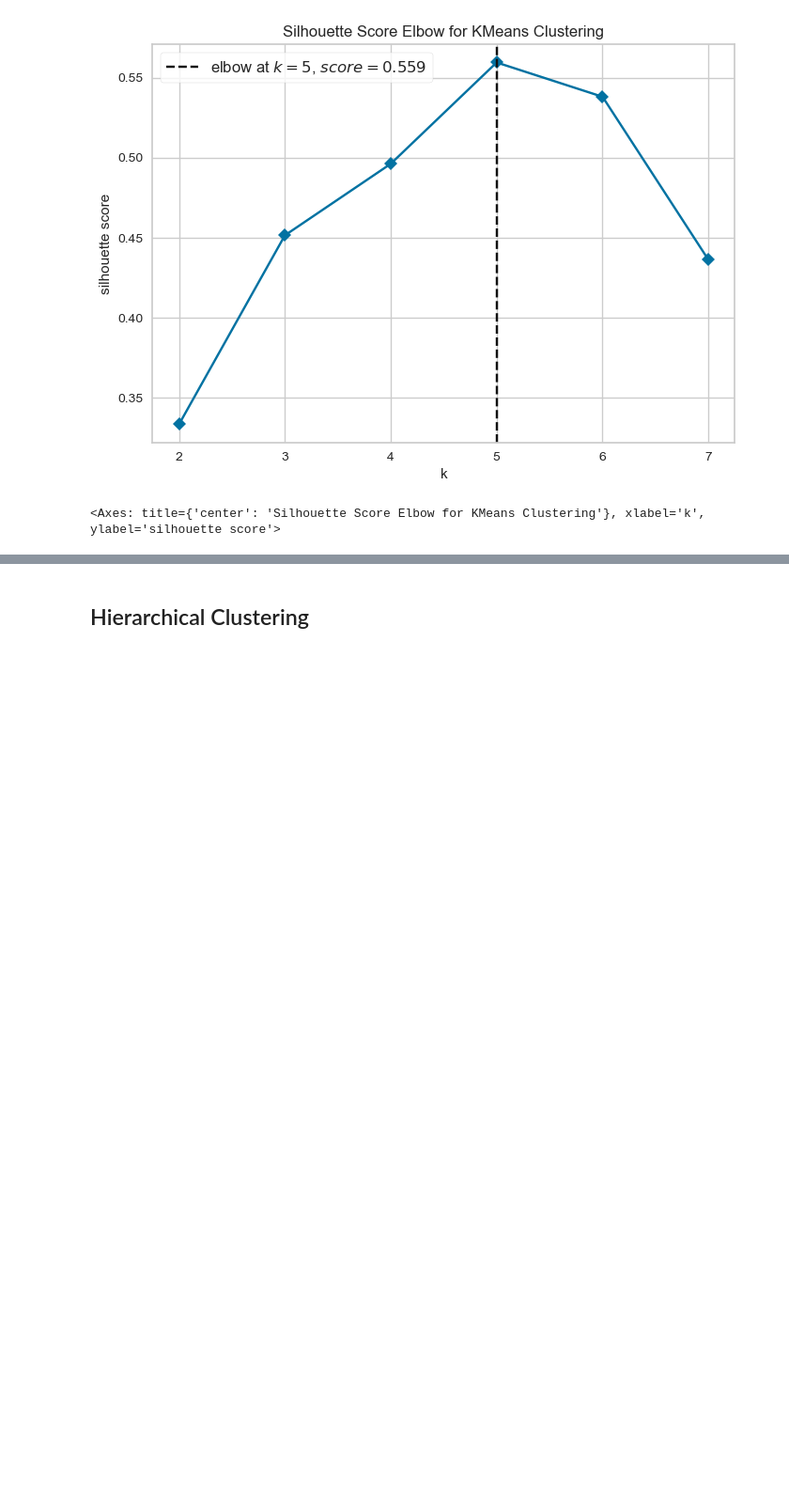
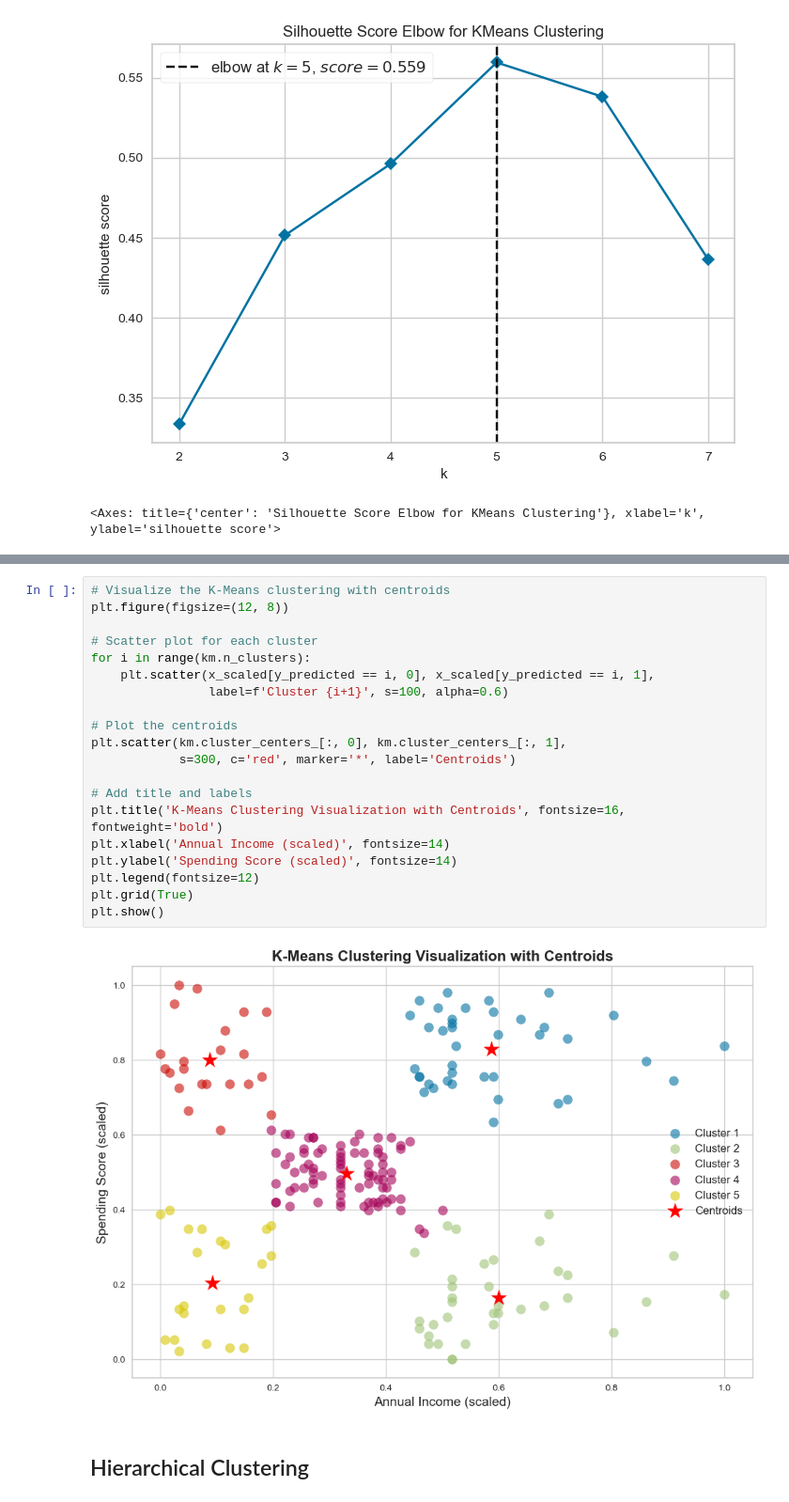
Before and after one commit to FahmaZuaf/Proses_Clustering, a Jupyter notebook: Proses Clustering.ipynb, the cells around one changed output, grey strips where cells are left out. Shown at 94% size. Saved outputs shown, nothing was run; the diff lists cells and outputs as text; blank space fills up the shorter version.

```diff
--- a/Proses Clustering.ipynb
+++ b/Proses Clustering.ipynb
@@ -193,3 +193,25 @@ plt.show()
+# %%
+# Visualize the K-Means clustering with centroids
+plt.figure(figsize=(12, 8))
+
+# Scatter plot for each cluster
+for i in range(km.n_clusters):
+    plt.scatter(x_scaled[y_predicted == i, 0], x_scaled[y_predicted == i, 1],
+                label=f'Cluster {i+1}', s=100, alpha=0.6)
+
+# Plot the centroids
+plt.scatter(km.cluster_centers_[:, 0], km.cluster_centers_[:, 1],
+            s=300, c='red', marker='*', label='Centroids')
+
+# Add title and labels
+plt.title('K-Means Clustering Visualization with Centroids', fontsize=16, fontweight='bold')
+plt.xlabel('Annual Income (scaled)', fontsize=14)
+plt.ylabel('Spending Score (scaled)', fontsize=14)
+plt.legend(fontsize=12)
+plt.grid(True)
+plt.show()
+# %% [output]
+[figure, added]
 # %% [markdown]
 ## Hierarchical Clustering
 # %% [markdown]
```
Also changed, not shown: parts of 19 cells of this notebook.
